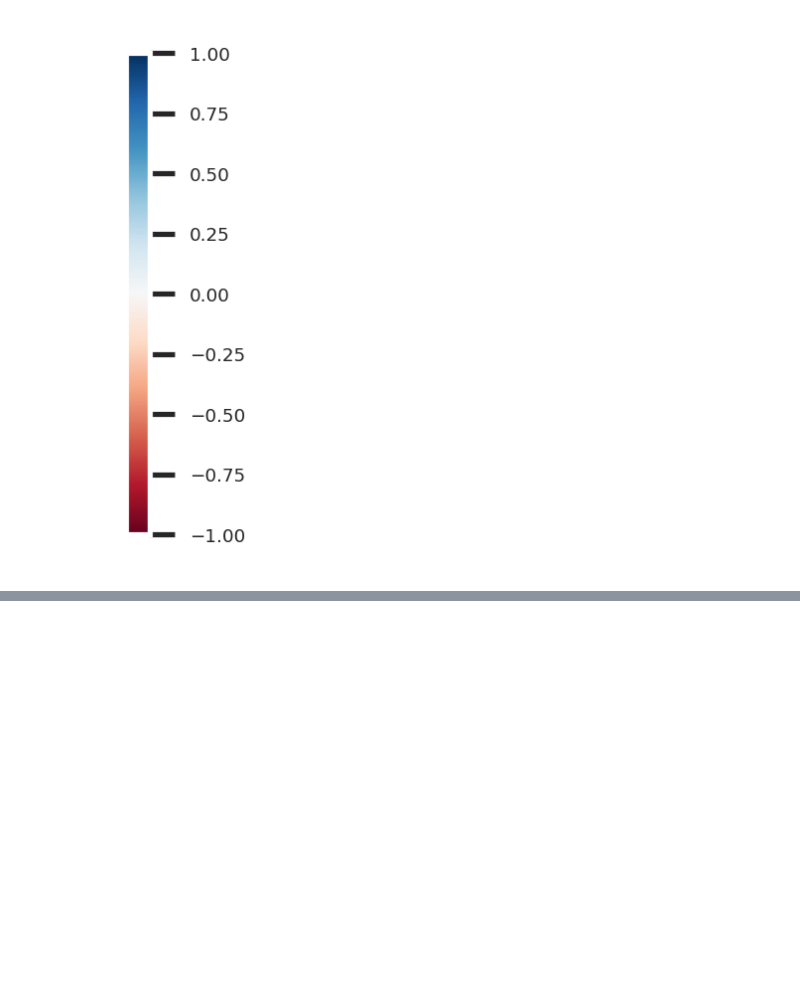
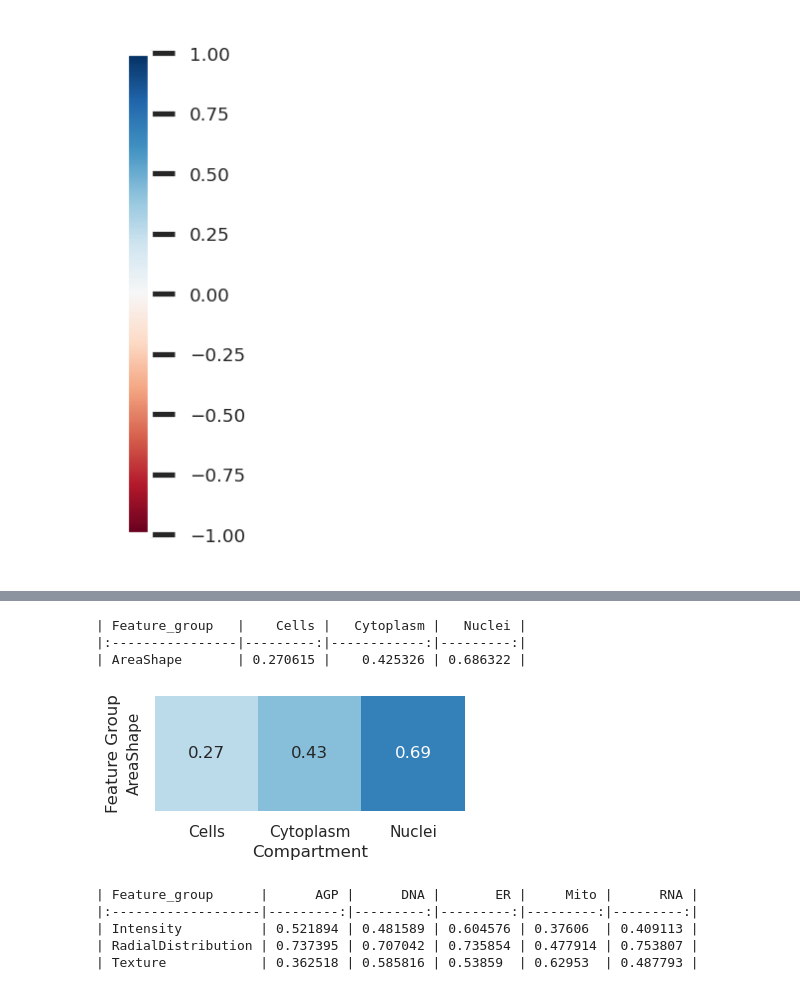
Before and after one commit to jump-cellpainting/2024_Chandrasekaran_Morphmap, a Jupyter notebook: 07.compute-cosine-similarities/06.check-SLC-OR-connections.ipynb, the cells around one changed output, grey strips where cells are left out. Drawn from its saved outputs; the diff is of its cells as text; code cells hidden in the pictures; blank space fills up the shorter version.

```diff
--- a/07.compute-cosine-similarities/06.check-SLC-OR-connections.ipynb
+++ b/07.compute-cosine-similarities/06.check-SLC-OR-connections.ipynb
@@ -228,0 +253,13 @@ plt.savefig("figures/slc_or_colorbar.svg", dpi=300)
+# %%
+feature_names = utils.get_featurecols(orf_profiles_with_feature_names_df)
+
+feature_name_interpretation_df = pd.DataFrame()
+
+for feature_name in feature_names:
+    df = pd.DataFrame(utils.parse_cp_features(feature_name), index=[0])
+    feature_name_interpretation_df = pd.concat([feature_name_interpretation_df, df], ignore_index=True)
+# %%
+feature_group = "AreaShape"
+feature_group_list = ["Texture", "Intensity", "RadialDistribution"]
+compartments = ["Cells", "Cytoplasm", "Nuclei"]
+channels = ["DNA", "RNA", "Mito", "ER", "AGP"]
@@ -228,0 +298,35 @@ plt.savefig("figures/slc_or_colorbar.svg", dpi=300)
+# %%
+print(compartment_feature_group_df.to_markdown())
+# %% [output]
+| Feature_group   |    Cells |   Cytoplasm |   Nuclei |
+|:----------------|---------:|------------:|---------:|
+| AreaShape       | 0.270615 |    0.425326 | 0.686322 |
+# %%
+n_row = compartment_feature_group_df.shape[0]
+n_col = compartment_feature_group_df.shape[1]
+fig_width = n_row + 3
+fig_height = 1.5
+sns.set(font_scale=1)
+
+plt.figure(figsize = (fig_width, fig_height))
+
+f = sns.heatmap(
+    compartment_feature_group_df,
+    cmap="RdBu",
+    vmin=-1,
+    vmax=1,
+    xticklabels=True,
+    yticklabels=True,
+    annot=True,
+    cbar=None,
+)
+
+f.set(xlabel="Compartment", ylabel="Feature Group")
+
+f.xaxis.label.set_size(12)
+f.yaxis.label.set_size(12)
+
+plt.savefig("figures/SLC-OR_area_size_compartment.png")
+plt.savefig("figures/SLC-OR_area_size_compartment.svg")
+# %% [output]
+[figure, added]
@@ -228,0 +366,8 @@ plt.savefig("figures/slc_or_colorbar.svg", dpi=300)
+# %%
+print(channel_feature_group_df.to_markdown())
+# %% [output]
+| Feature_group      |      AGP |      DNA |       ER |     Mito |      RNA |
+|:-------------------|---------:|---------:|---------:|---------:|---------:|
+| Intensity          | 0.521894 | 0.481589 | 0.604576 | 0.37606  | 0.409113 |
+| RadialDistribution | 0.737395 | 0.707042 | 0.735854 | 0.477914 | 0.753807 |
+| Texture            | 0.362518 | 0.585816 | 0.53859  | 0.62953  | 0.487793 |
```
Also changed, not shown: parts of 5 cells of this notebook, 11 other files.
